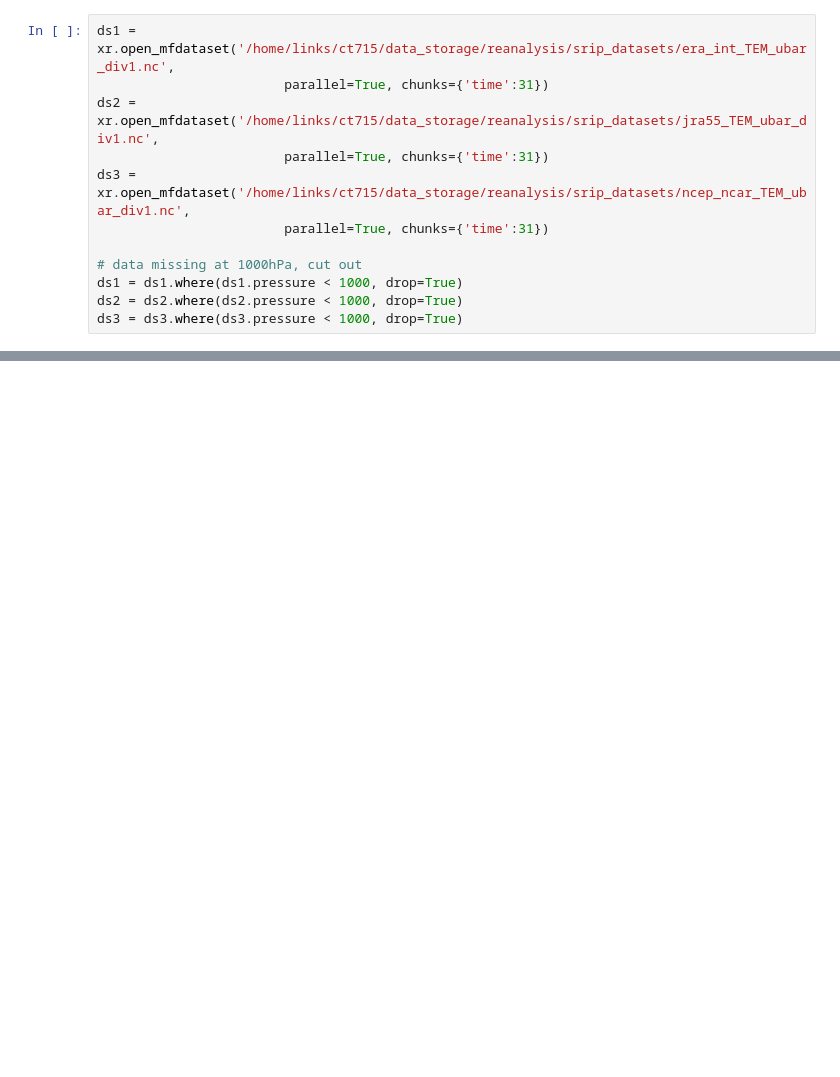
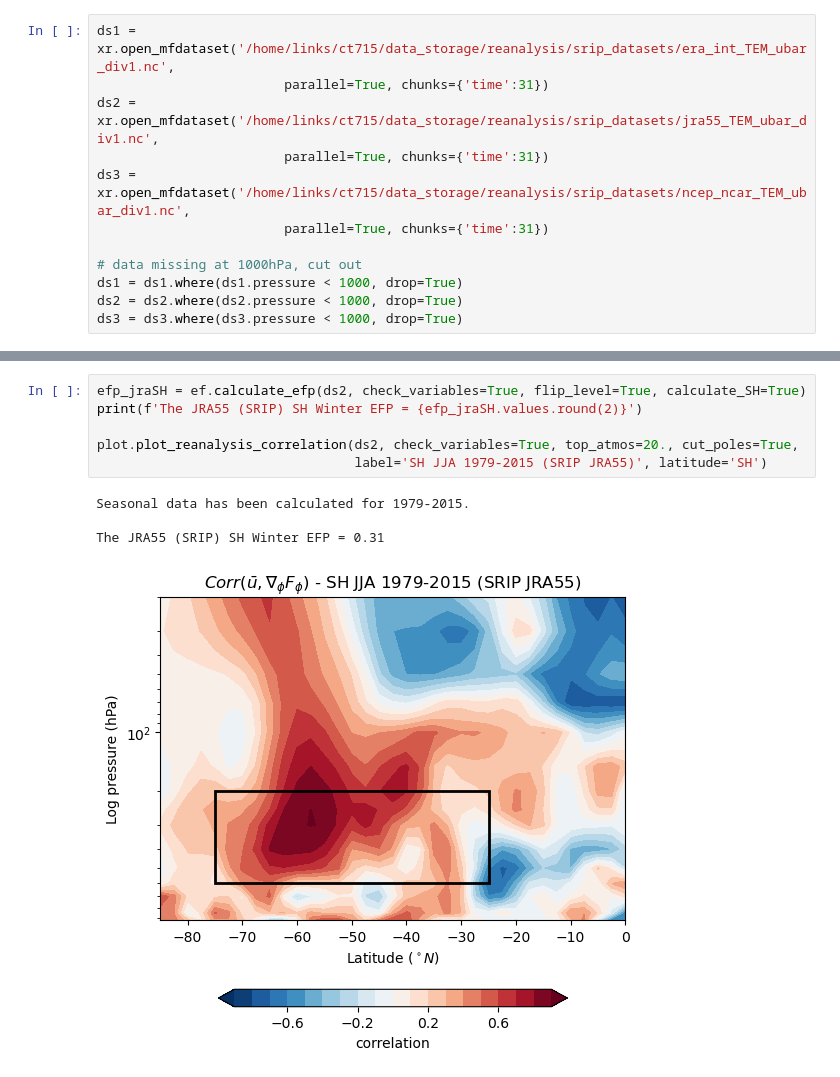
Before and after one commit to Caturrell/eddy_feedback, a Jupyter notebook: reproduce/smith_2022/fig6a_reanalysis.ipynb, the cells around one changed output, grey strips where cells are left out. Saved outputs shown, nothing was run; the diff lists cells and outputs as text; blank space fills up the shorter version.

```diff
--- a/reproduce/smith_2022/fig6a_reanalysis.ipynb
+++ b/reproduce/smith_2022/fig6a_reanalysis.ipynb
@@ -148,0 +83,11 @@ The JRA55 NH Winter EFP = 0.4
+# %%
+efp_jraSH = ef.calculate_efp(ds2, check_variables=True, flip_level=True, calculate_SH=True)
+print(f'The JRA55 (SRIP) SH Winter EFP = {efp_jraSH.values.round(2)}')
+
+plot.plot_reanalysis_correlation(ds2, check_variables=True, top_atmos=20., cut_poles=True,
+                                 label='SH JJA 1979-2015 (SRIP JRA55)', latitude='SH')
+# %% [output]
+Seasonal data has been calculated for 1979-2015.
+
+The JRA55 (SRIP) SH Winter EFP = 0.31
+[figure, added]
```
Also changed, not shown: parts of 10 cells of this notebook, 6 other files.
